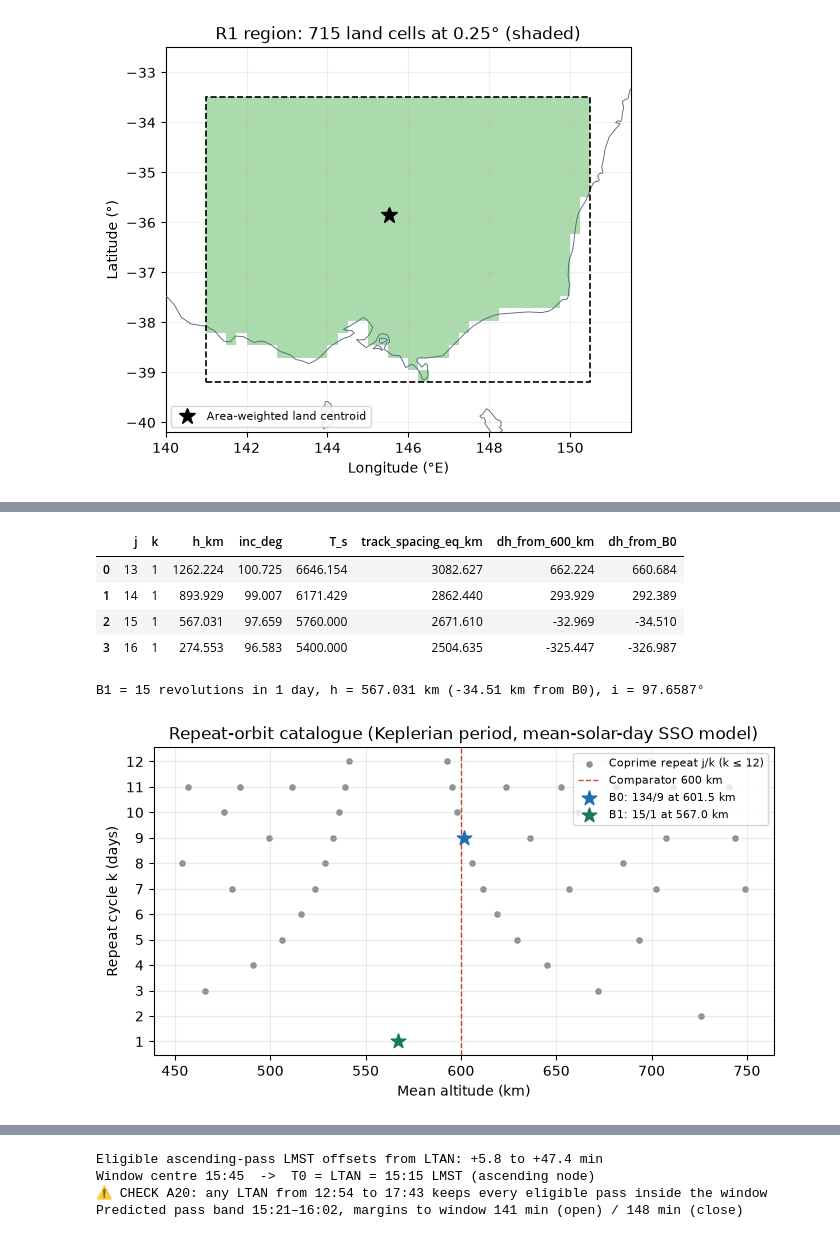
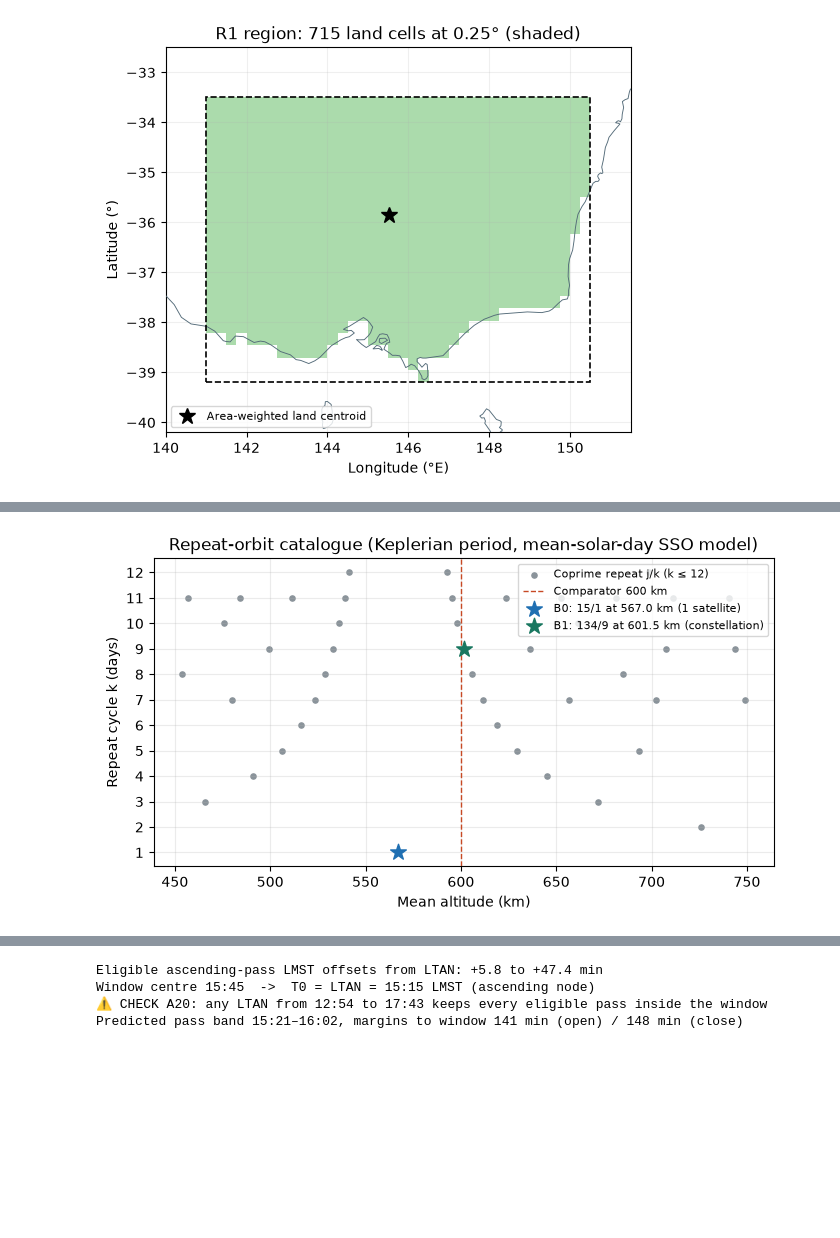
Before and after one commit to xaxier-n/AERO2705-Ass2, a Jupyter notebook: orbit_planning.ipynb, the cells around one changed output, grey strips where cells are left out. Saved outputs shown, nothing was run; the diff lists cells and outputs as text; code cells hidden in the pictures; blank space fills up the shorter version.

```diff
--- a/orbit_planning.ipynb
+++ b/orbit_planning.ipynb
@@ -347,10 +241,26 @@ for k in range(1, MAX_REPEAT_DAYS + 1):
 catalogue = pd.DataFrame(catalogue)
 catalogue['dh_from_600_km'] = catalogue.h_km - H_COMPARATOR_KM
 
-# B0: catalogue entry nearest 600 km
-b0_row = catalogue.loc[catalogue.dh_from_600_km.abs().idxmin()]
-print(f'B0 = {int(b0_row.j)} revolutions in {int(b0_row.k)} days, h = {b0_row.h_km:.3f} km '
-      f'({b0_row.dh_from_600_km:+.2f} km from comparator), i = {b0_row.inc_deg:.4f}°')
+# --- Candidate selection (current design decisions) -------------------------
+B0_JK = (15, 1)      # single satellite, daily repeat
+B1_JK = (134, 9)     # constellation, nearest the comparator
+
+def cat_row(jk):
+    j, k = jk
+    hit = catalogue[(catalogue.j == j) & (catalogue.k == k)]
+    assert len(hit) == 1, f'{j}/{k} not in the catalogue'
+    return hit.iloc[0]
+
+b0_row, b1_row = cat_row(B0_JK), cat_row(B1_JK)
+
+# Confirm B1 really is the catalogue entry nearest the comparator altitude
+nearest = catalogue.loc[catalogue.dh_from_600_km.abs().idxmin()]
+print(f'B0 = {B0_JK[0]}/{B0_JK[1]}  h = {b0_row.h_km:.3f} km  i = {b0_row.inc_deg:.4f} deg  '
+      f'track spacing {b0_row.track_spacing_eq_km:.0f} km')
+print(f'B1 = {B1_JK[0]}/{B1_JK[1]}  h = {b1_row.h_km:.3f} km  i = {b1_row.inc_deg:.4f} deg  '
+      f'track spacing {b1_row.track_spacing_eq_km:.0f} km  ({b1_row.dh_from_600_km:+.2f} km from comparator)')
+print(f'Nearest catalogue entry to {H_COMPARATOR_KM:.0f} km is {int(nearest.j)}/{int(nearest.k)} '
+      f'at {nearest.h_km:.2f} km -> B1 {"IS" if (nearest.j, nearest.k) == B1_JK else "is NOT"} the nearest.')
 display(catalogue.loc[catalogue.dh_from_600_km.abs().nsmallest(8).index]
         .round({'h_km': 2, 'inc_deg': 4, 'T_s': 2, 'track_spacing_eq_km': 1, 'dh_from_600_km': 2})
         .reset_index(drop=True))
@@ -386,30 +280,16 @@ This extends the lecture tiling condition $W\ge\Delta$ from "covered at some poi
 # %%
-# B1: the 1-day repeat (k = 1) nearest B0's altitude
-one_day = catalogue[catalogue.k == 1].copy()
-one_day['dh_from_B0'] = one_day.h_km - b0_row.h_km
-b1_row = one_day.loc[one_day.dh_from_B0.abs().idxmin()]
-display(one_day.round(3).reset_index(drop=True))
-print(f'B1 = {int(b1_row.j)} revolutions in {int(b1_row.k)} day, h = {b1_row.h_km:.3f} km '
-      f'({b1_row.h_km - b0_row.h_km:+.2f} km from B0), i = {b1_row.inc_deg:.4f}°')
-
-# Catalogue figure (lecture style): altitude vs repeat days, B0/B1 highlighted
+# Catalogue figure (lecture style): altitude vs repeat days, B0/B1 highlighted  -> slide 5
 fig, ax = plt.subplots(figsize=(8, 4))
 near = catalogue[(catalogue.h_km > 450) & (catalogue.h_km < 750)]
 ax.scatter(near.h_km, near.k, s=14, c='#8a939a', label='Coprime repeat j/k (k ≤ 12)')
 ax.axvline(H_COMPARATOR_KM, color='#c74924', ls='--', lw=1, label='Comparator 600 km')
-ax.scatter([b0_row.h_km], [b0_row.k], s=120, marker='*', c='#1f6fb2', zorder=5,
-           label=f'B0: {int(b0_row.j)}/{int(b0_row.k)} at {b0_row.h_km:.1f} km')
-ax.scatter([b1_row.h_km], [b1_row.k], s=120, marker='*', c='#197760', zorder=5,
-           label=f'B1: {int(b1_row.j)}/{int(b1_row.k)} at {b1_row.h_km:.1f} km')
+ax.scatter([b0_row.h_km], [b0_row.k], s=140, marker='*', c='#1f6fb2', zorder=5,
+           label=f'B0: {B0_JK[0]}/{B0_JK[1]} at {b0_row.h_km:.1f} km (1 satellite)')
+ax.scatter([b1_row.h_km], [b1_row.k], s=140, marker='*', c='#197760', zorder=5,
+           label=f'B1: {B1_JK[0]}/{B1_JK[1]} at {b1_row.h_km:.1f} km (constellation)')
 ax.set_xlabel('Mean altitude (km)'); ax.set_ylabel('Repeat cycle k (days)')
 ax.set_yticks(range(1, MAX_REPEAT_DAYS + 1)); ax.grid(alpha=.25); ax.legend(fontsize=8, loc='upper right')
 ax.set_title('Repeat-orbit catalogue (Keplerian period, mean-solar-day SSO model)')
 save_fig(fig, 'repeat_catalogue'); plt.show()
 # %% [output]
-|  | j | k | h_km | inc_deg | T_s | track_spacing_eq_km | dh_from_600_km | dh_from_B0 |
-| 0 | 13 | 1 | 1262.224 | 100.725 | 6646.154 | 3082.627 | 662.224 | 660.684 |
-| 1 | 14 | 1 | 893.929 | 99.007 | 6171.429 | 2862.440 | 293.929 | 292.389 |
-| 2 | 15 | 1 | 567.031 | 97.659 | 5760.000 | 2671.610 | -32.969 | -34.510 |
-| 3 | 16 | 1 | 274.553 | 96.583 | 5400.000 | 2504.635 | -325.447 | -326.987 |
-B1 = 15 revolutions in 1 day, h = 567.031 km (-34.51 km from B0), i = 97.6587°
-[figure, old version]
+[figure, new version]
```
Also changed, not shown: parts of 70 cells of this notebook, 1 other file.
